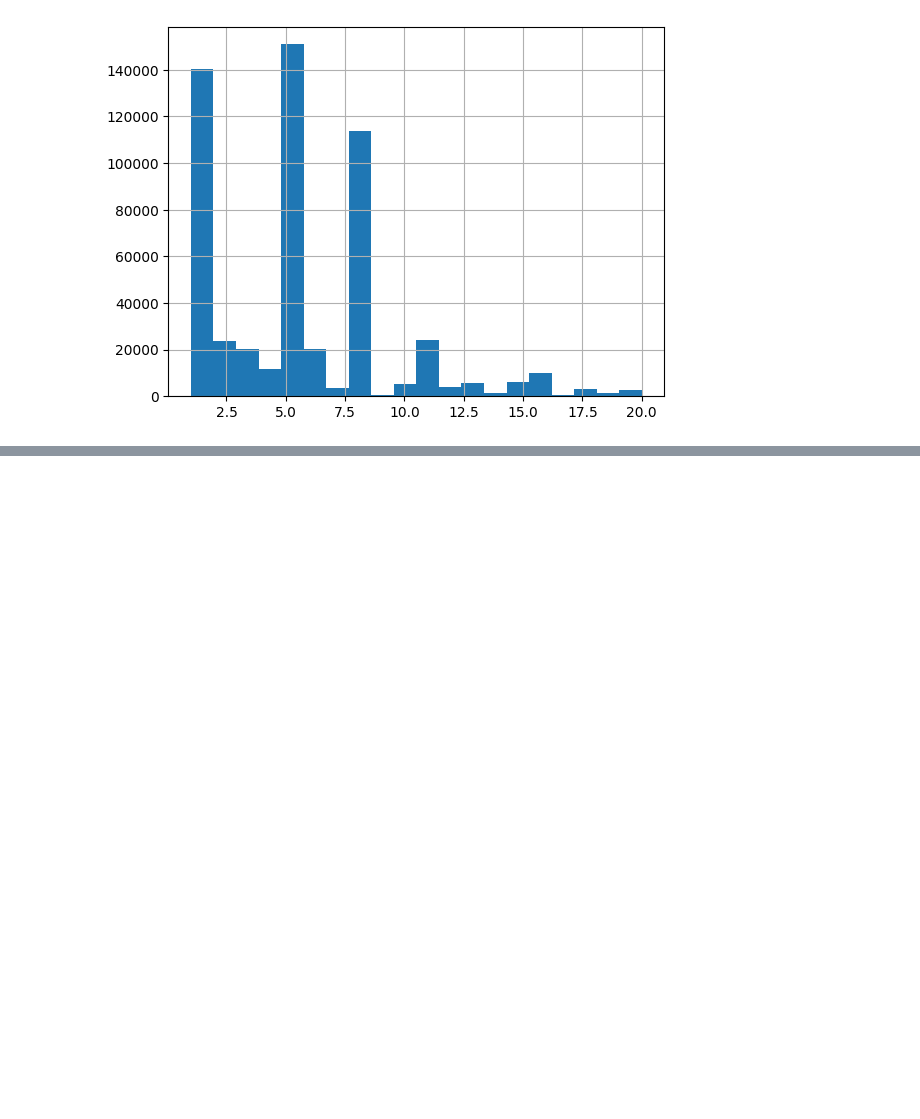
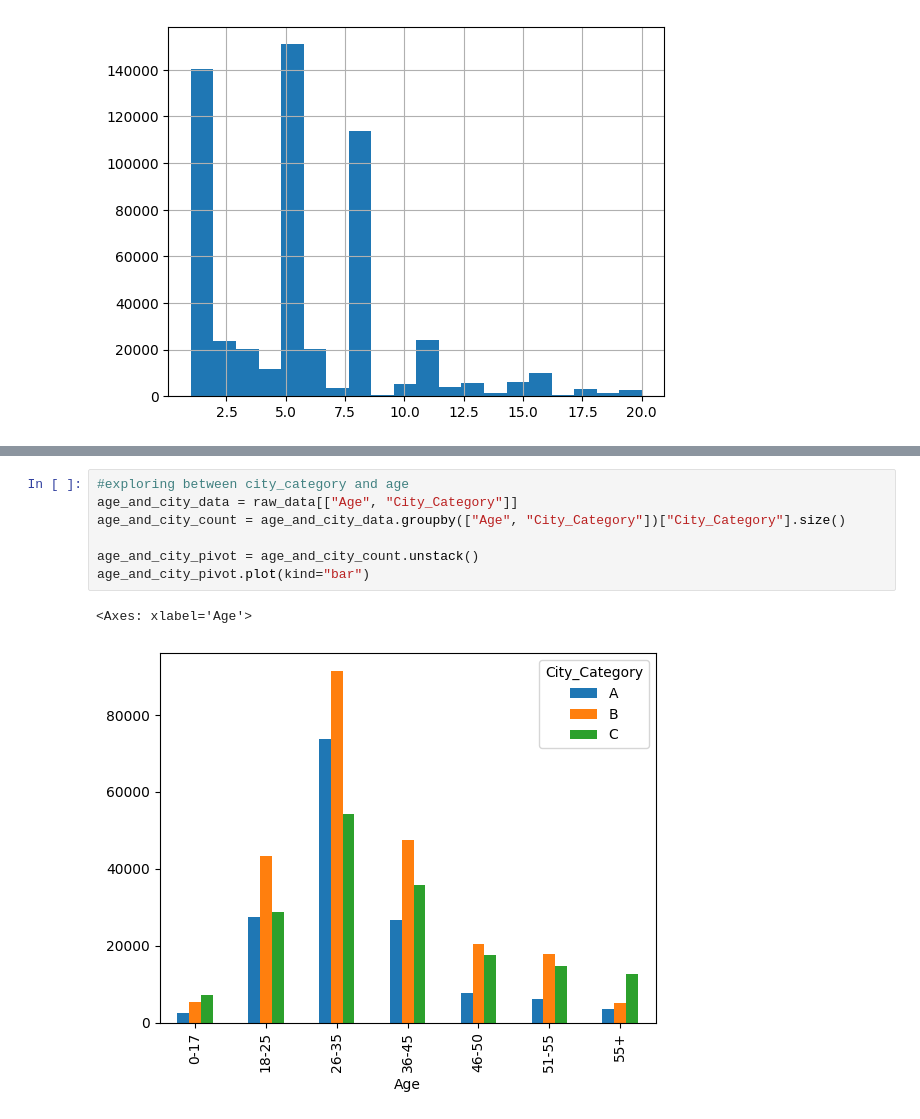
Before and after one commit to Green-Kiwie/Extreme-Couponers-Walmart-Black-Friday, a Jupyter notebook: Data_Exploration.ipynb, the cells around one changed output, grey strips where cells are left out. Drawn from its saved outputs; the diff is of its cells as text; blank space fills up the shorter version.

```diff
--- a/Data_Exploration.ipynb
+++ b/Data_Exploration.ipynb
@@ -155,0 +241,10 @@ plt.show()
+# %%
+#exploring between city_category and age
+age_and_city_data = raw_data[["Age", "City_Category"]]
+age_and_city_count = age_and_city_data.groupby(["Age", "City_Category"])["City_Category"].size()
+
+age_and_city_pivot = age_and_city_count.unstack()
+age_and_city_pivot.plot(kind="bar")
+# %% [output]
+<Axes: xlabel='Age'>
+[figure, added]
```
Also changed, not shown: parts of 4 cells of this notebook, 2 other files.
